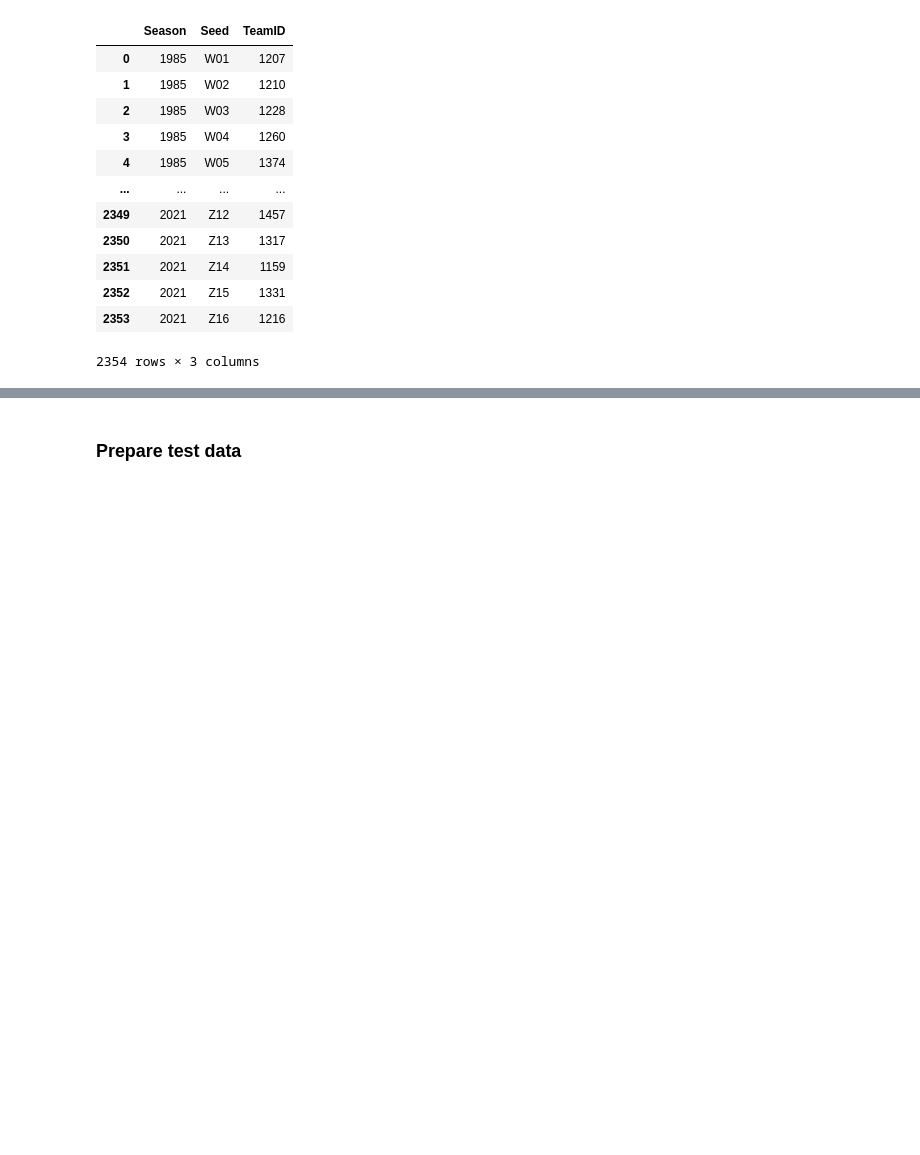
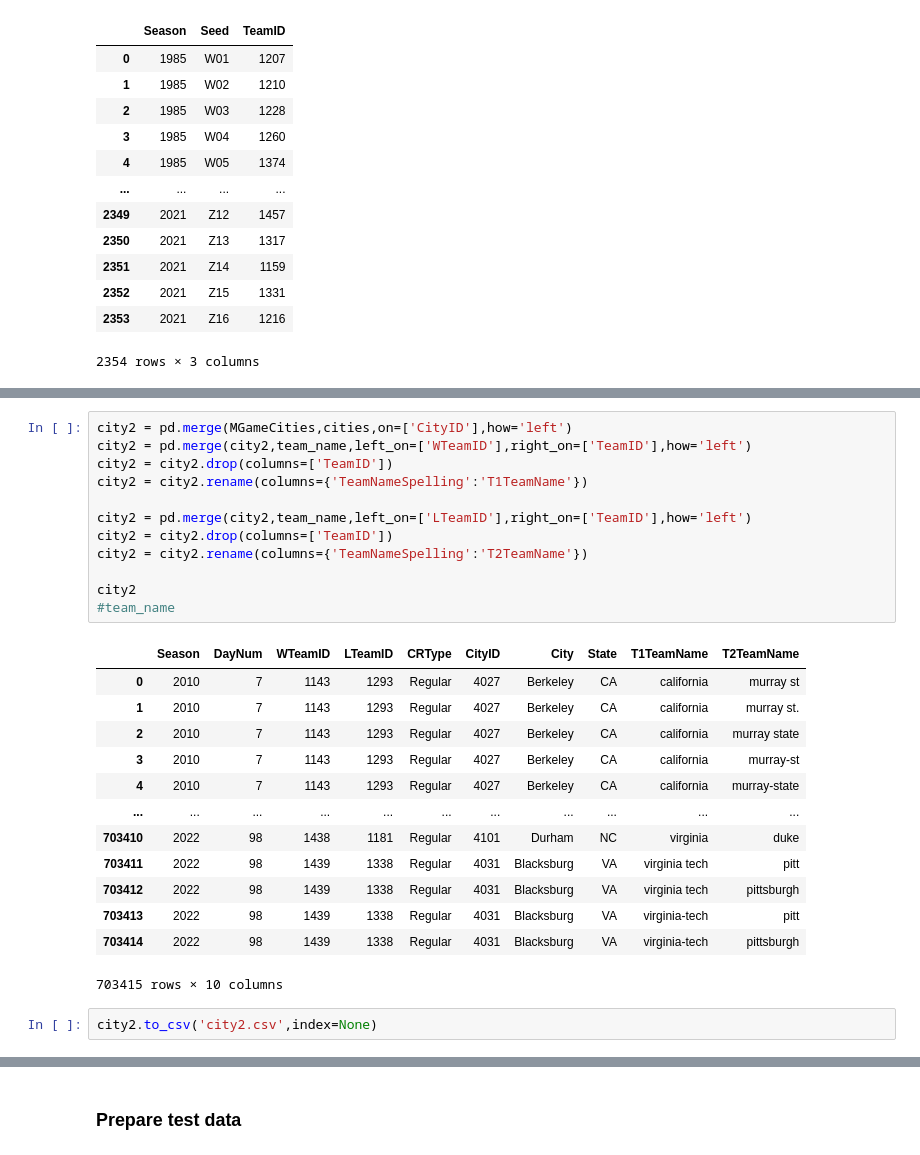
Before and after one commit to akihiroshimoda/kaggle, a Jupyter notebook: BS/code/EDA.ipynb, the cells around one changed output, grey strips where cells are left out. Cells and saved outputs as stored; diff of their text form; blank space fills up the shorter version.

```diff
--- a/BS/code/EDA.ipynb
+++ b/BS/code/EDA.ipynb
@@ -785,0 +999,28 @@ train
+# %%
+city2 = pd.merge(MGameCities,cities,on=['CityID'],how='left')
+city2 = pd.merge(city2,team_name,left_on=['WTeamID'],right_on=['TeamID'],how='left')
+city2 = city2.drop(columns=['TeamID'])
+city2 = city2.rename(columns={'TeamNameSpelling':'T1TeamName'})
+
+city2 = pd.merge(city2,team_name,left_on=['LTeamID'],right_on=['TeamID'],how='left')
+city2 = city2.drop(columns=['TeamID'])
+city2 = city2.rename(columns={'TeamNameSpelling':'T2TeamName'})
+
+city2
+#team_name
+# %% [output]
+|  | Season | DayNum | WTeamID | LTeamID | CRType | CityID | City | State | T1TeamName | T2TeamName |
+| 0 | 2010 | 7 | 1143 | 1293 | Regular | 4027 | Berkeley | CA | california | murray st |
+| 1 | 2010 | 7 | 1143 | 1293 | Regular | 4027 | Berkeley | CA | california | murray st. |
+| 2 | 2010 | 7 | 1143 | 1293 | Regular | 4027 | Berkeley | CA | california | murray state |
+| 3 | 2010 | 7 | 1143 | 1293 | Regular | 4027 | Berkeley | CA | california | murray-st |
+| 4 | 2010 | 7 | 1143 | 1293 | Regular | 4027 | Berkeley | CA | california | murray-state |
+| ... | ... | ... | ... | ... | ... | ... | ... | ... | ... | ... |
+| 703410 | 2022 | 98 | 1438 | 1181 | Regular | 4101 | Durham | NC | virginia | duke |
+| 703411 | 2022 | 98 | 1439 | 1338 | Regular | 4031 | Blacksburg | VA | virginia tech | pitt |
+| 703412 | 2022 | 98 | 1439 | 1338 | Regular | 4031 | Blacksburg | VA | virginia tech | pittsburgh |
+| 703413 | 2022 | 98 | 1439 | 1338 | Regular | 4031 | Blacksburg | VA | virginia-tech | pitt |
+| 703414 | 2022 | 98 | 1439 | 1338 | Regular | 4031 | Blacksburg | VA | virginia-tech | pittsburgh |
+703415 rows × 10 columns
+# %%
+city2.to_csv('city2.csv',index=None)
```
Also changed, not shown: parts of 27 cells of this notebook, 4 other files.
